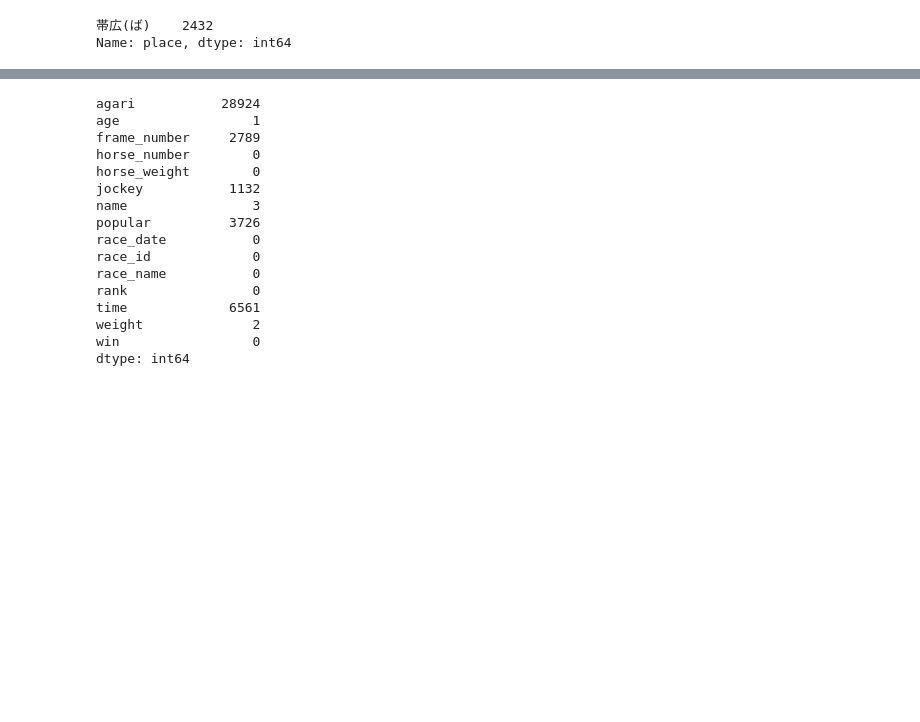
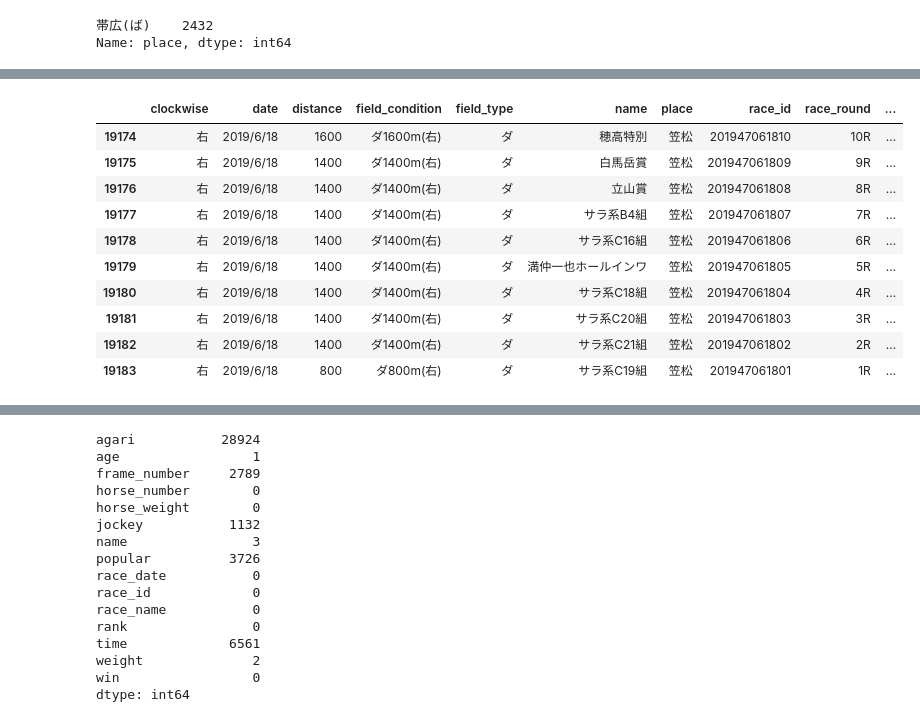
Before and after one commit to monda00/horse-race-notebook, a Jupyter notebook: horse_race_EDA.ipynb, the cells around one changed output, grey strips where cells are left out. Drawn from its saved outputs; the diff is of its cells as text; code cells hidden in the pictures; blank space fills up the shorter version.

```diff
--- a/horse_race_EDA.ipynb
+++ b/horse_race_EDA.ipynb
@@ -170,0 +175,2 @@ Name: place, dtype: int64
+# %%
+race_df = race_df.dropna(subset=['field_condition'])
@@ -170,0 +226,2 @@ Name: place, dtype: int64
+# %%
+race_df = race_df.dropna(subset=['start_time'])
@@ -170,0 +243,14 @@ Name: place, dtype: int64
+# %%
+race_df[race_df['weather'].isnull()].tail(10)
+# %% [output]
+|  | clockwise | date | distance | field_condition | field_type | name | place | race_id | race_round | ... |
+| 19174 | 右 | 2019/6/18 | 1600 | ダ1600m(右) | ダ | 穂高特別 | 笠松 | 201947061810 | 10R | ... |
+| 19175 | 右 | 2019/6/18 | 1400 | ダ1400m(右) | ダ | 白馬岳賞 | 笠松 | 201947061809 | 9R | ... |
+| 19176 | 右 | 2019/6/18 | 1400 | ダ1400m(右) | ダ | 立山賞 | 笠松 | 201947061808 | 8R | ... |
+| 19177 | 右 | 2019/6/18 | 1400 | ダ1400m(右) | ダ | サラ系B4組 | 笠松 | 201947061807 | 7R | ... |
+| 19178 | 右 | 2019/6/18 | 1400 | ダ1400m(右) | ダ | サラ系C16組 | 笠松 | 201947061806 | 6R | ... |
+| 19179 | 右 | 2019/6/18 | 1400 | ダ1400m(右) | ダ | 満仲一也ホールインワ | 笠松 | 201947061805 | 5R | ... |
+| 19180 | 右 | 2019/6/18 | 1400 | ダ1400m(右) | ダ | サラ系C18組 | 笠松 | 201947061804 | 4R | ... |
+| 19181 | 右 | 2019/6/18 | 1400 | ダ1400m(右) | ダ | サラ系C20組 | 笠松 | 201947061803 | 3R | ... |
+| 19182 | 右 | 2019/6/18 | 1400 | ダ1400m(右) | ダ | サラ系C21組 | 笠松 | 201947061802 | 2R | ... |
+| 19183 | 右 | 2019/6/18 | 800 | ダ800m(右) | ダ | サラ系C19組 | 笠松 | 201947061801 | 1R | ... |
```
Also changed, not shown: parts of 17 cells of this notebook.
